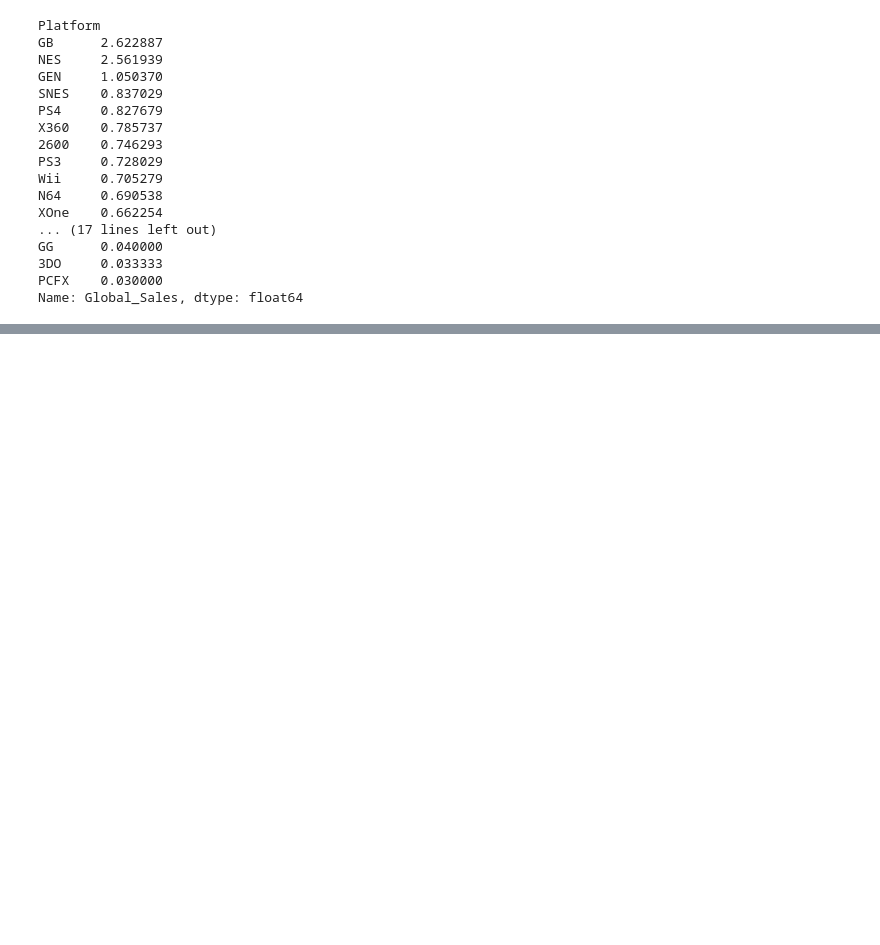
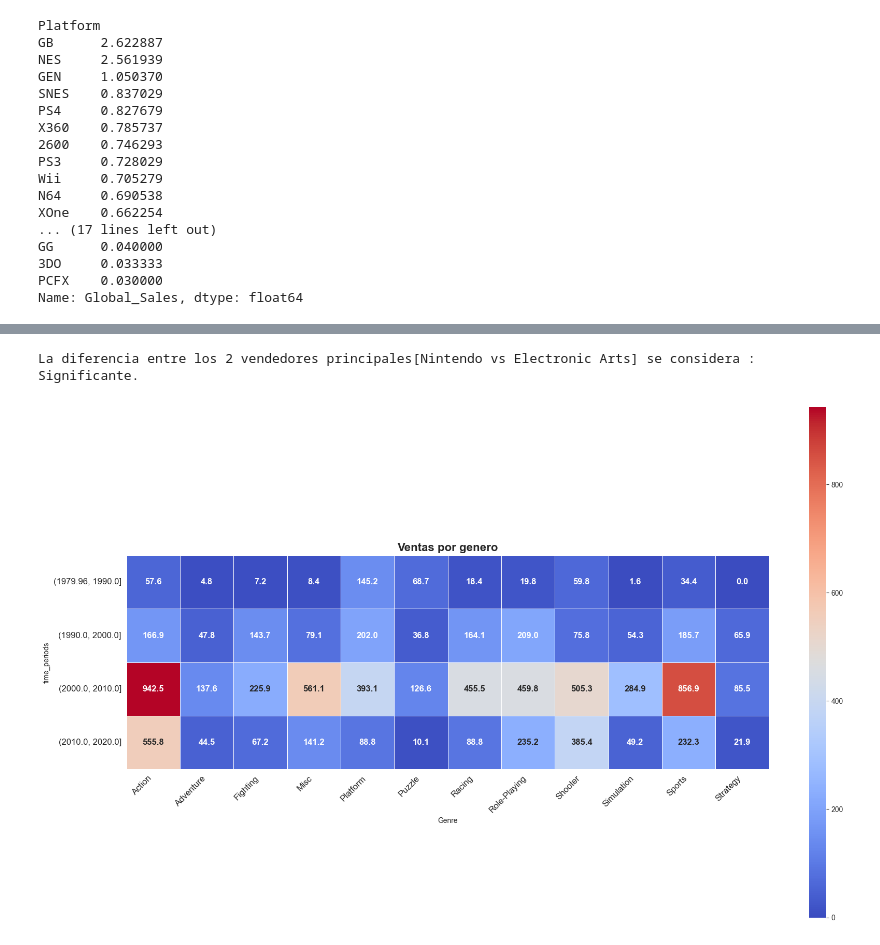
Before and after one commit to smaster28/Project_Break_2, a Jupyter notebook: test1.ipynb, the cells around one changed output, grey strips where cells are left out. Cells and saved outputs as stored; diff of their text form; code cells hidden in the pictures; blank space fills up the shorter version.

```diff
--- a/test1.ipynb
+++ b/test1.ipynb
@@ -145,0 +232,65 @@ Text(0.5, 1.0, 'top 5 plataforms by total sales')
+# %%
+succesful_publishers = df.groupby('Publisher').Global_Sales.sum().sort_values(ascending=False).index.to_list()
+
+succesful_publishers2 =  succesful_publishers[0:2]
+publisher1 = df[df['Publisher'] == succesful_publishers2[0]].Global_Sales
+publisher2 = df[df['Publisher'] == succesful_publishers2[1]].Global_Sales
+
+
+publisher1 = publisher1.dropna()
+publisher2 = publisher2.dropna()
+
+threshold = 0.05
+
+
+tstat1, pval1 = st.shapiro(publisher1)
+tstat2, pval2 = st.shapiro(publisher2)
+
+
+if pval1 <= threshold and pval2 <= threshold:
+    t_test_answer = True
+else:
+    t_test_answer = False
+    print('You can\'t apply Two sample t-test')
+
+if t_test_answer:
+
+    t_stat, p_value = st.ttest_ind(publisher1, publisher2)
+    if p_value <= threshold:
+        answer = 'Significante'
+    else:
+        answer = 'Insignificante'
+    print(f'La diferencia entre los 2 vendedores principales[{succesful_publishers[0]} vs {succesful_publishers[1]}] se considera : {answer}.')
+# %% [output]
+La diferencia entre los 2 vendedores principales[Nintendo vs Electronic Arts] se considera : Significante.
+# %%
+df['time_periods'] = pd.cut(df.Year, bins = 4)
+
+df_time_sales = df.groupby(['time_periods','Genre']).Global_Sales.sum().reset_index()
+
+df_time_sales = df_time_sales.pivot(
+    index='time_periods',
+    columns='Genre',
+    values='Global_Sales')
+
+plt.figure(figsize=(20, 16))
+
+sns.heatmap(df_time_sales,
+            cmap='coolwarm',
+            linewidths=0.5,
+            annot=True,
+            fmt=".1f",
+            annot_kws={"size": 12, "weight": "bold"},
+            cbar_kws={'shrink': 0.8, 'aspect': 30},
+            square=True)
+
+
+plt.title("Ventas por genero", fontsize=16, fontweight="bold")
+
+
+plt.xticks(rotation=45, ha='right', fontsize=12)
+plt.yticks(fontsize=12)
+
+plt.show()
+# %% [output]
+[figure, added]
```
Also changed, not shown: parts of 22 cells of this notebook.
